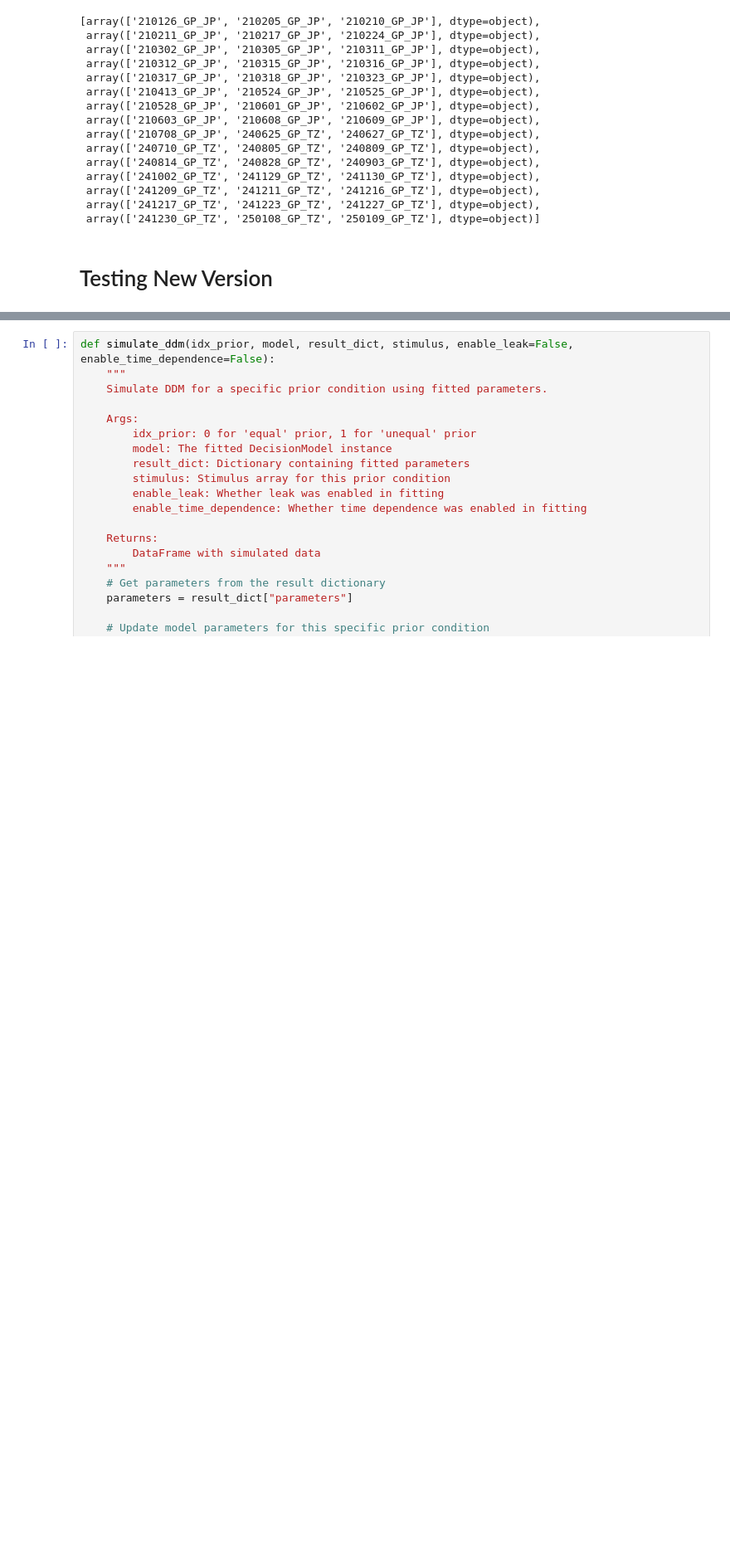
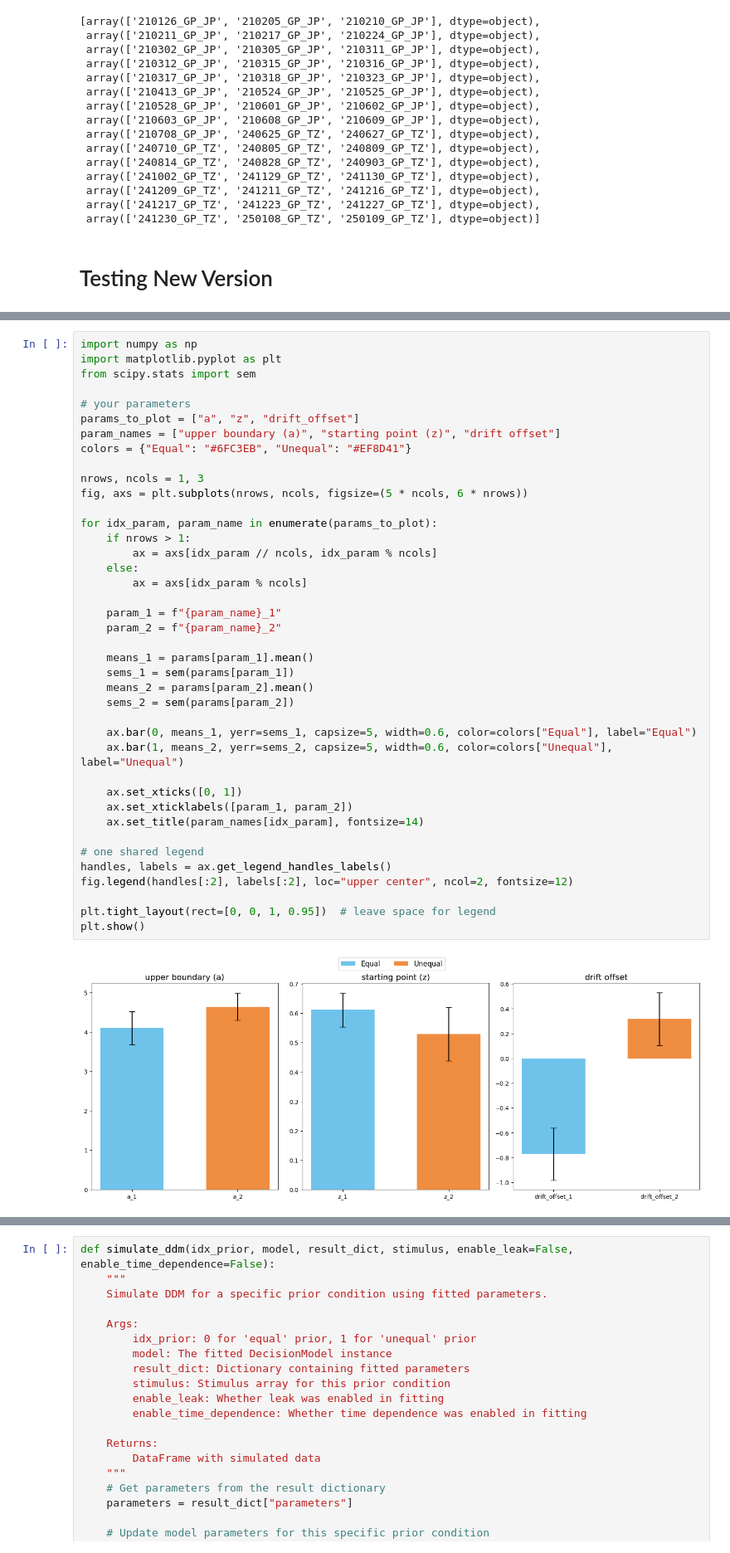
Before and after one commit to vaibrainium/decision-models, a Jupyter notebook: notebooks/0.2-data-fitting-new.ipynb, the cells around one changed output, grey strips where cells are left out. Shown at 83% size. Drawn from its saved outputs; the diff is of its cells as text; blank space fills up the shorter version.

```diff
--- a/notebooks/0.2-data-fitting-new.ipynb
+++ b/notebooks/0.2-data-fitting-new.ipynb
@@ -335,0 +342,42 @@ session_id = new_results["session_ids"]
+# %%
+import numpy as np
+import matplotlib.pyplot as plt
+from scipy.stats import sem
+
+# your parameters
+params_to_plot = ["a", "z", "drift_offset"]
+param_names = ["upper boundary (a)", "starting point (z)", "drift offset"]
+colors = {"Equal": "#6FC3EB", "Unequal": "#EF8D41"}
+
+nrows, ncols = 1, 3
+fig, axs = plt.subplots(nrows, ncols, figsize=(5 * ncols, 6 * nrows))
+
+for idx_param, param_name in enumerate(params_to_plot):
+    if nrows > 1:
+        ax = axs[idx_param // ncols, idx_param % ncols]
+    else:
+        ax = axs[idx_param % ncols]
+
+    param_1 = f"{param_name}_1"
+    param_2 = f"{param_name}_2"
+
+    means_1 = params[param_1].mean()
+    sems_1 = sem(params[param_1])
+    means_2 = params[param_2].mean()
+    sems_2 = sem(params[param_2])
+
+    ax.bar(0, means_1, yerr=sems_1, capsize=5, width=0.6, color=colors["Equal"], label="Equal")
+    ax.bar(1, means_2, yerr=sems_2, capsize=5, width=0.6, color=colors["Unequal"], label="Unequal")
+
+    ax.set_xticks([0, 1])
+    ax.set_xticklabels([param_1, param_2])
+    ax.set_title(param_names[idx_param], fontsize=14)
+
+# one shared legend
+handles, labels = ax.get_legend_handles_labels()
+fig.legend(handles[:2], labels[:2], loc="upper center", ncol=2, fontsize=12)
+
+plt.tight_layout(rect=[0, 0, 1, 0.95])  # leave space for legend
+plt.show()
+# %% [output]
+[figure, added]
```
Also changed, not shown: parts of 13 cells of this notebook, 3 other files.
